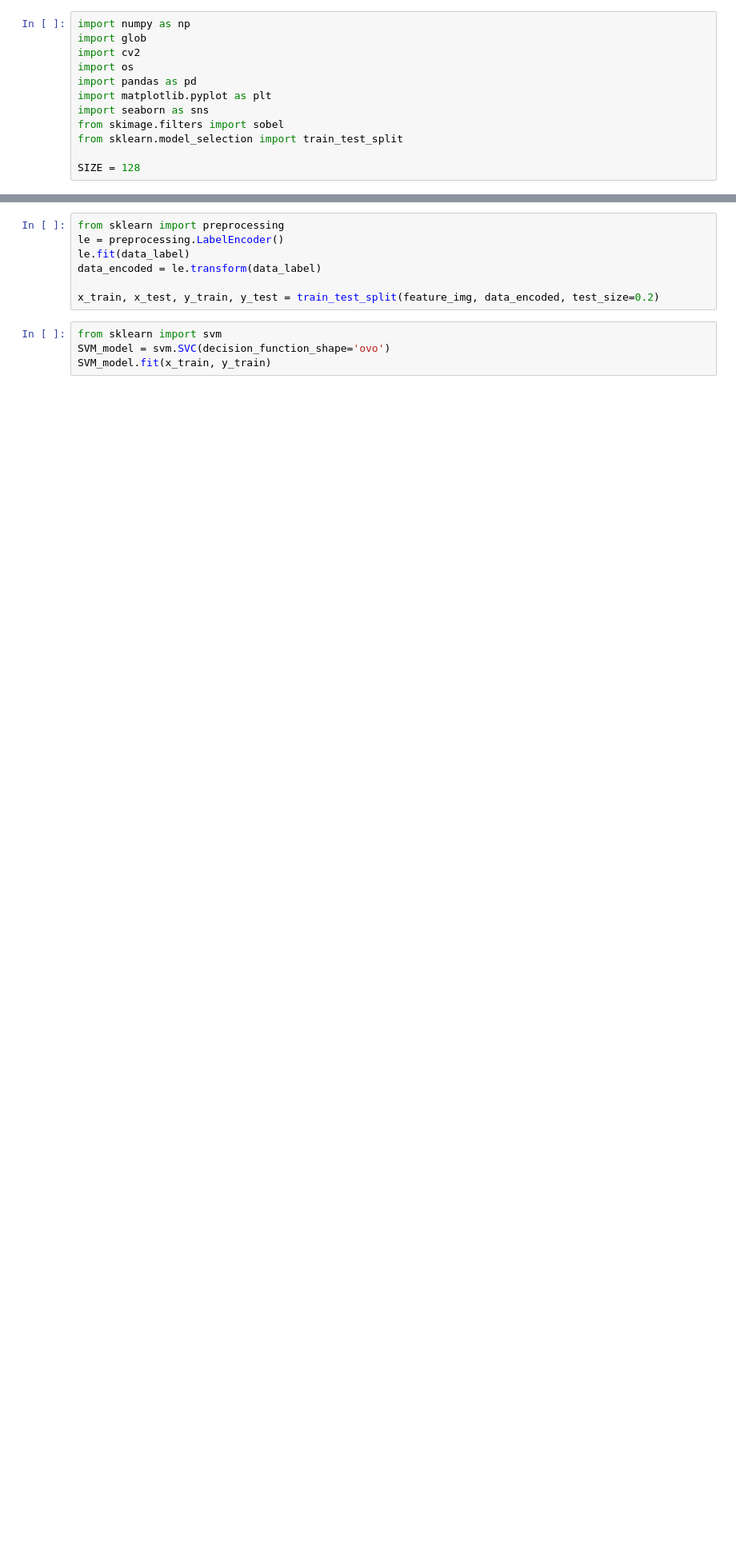
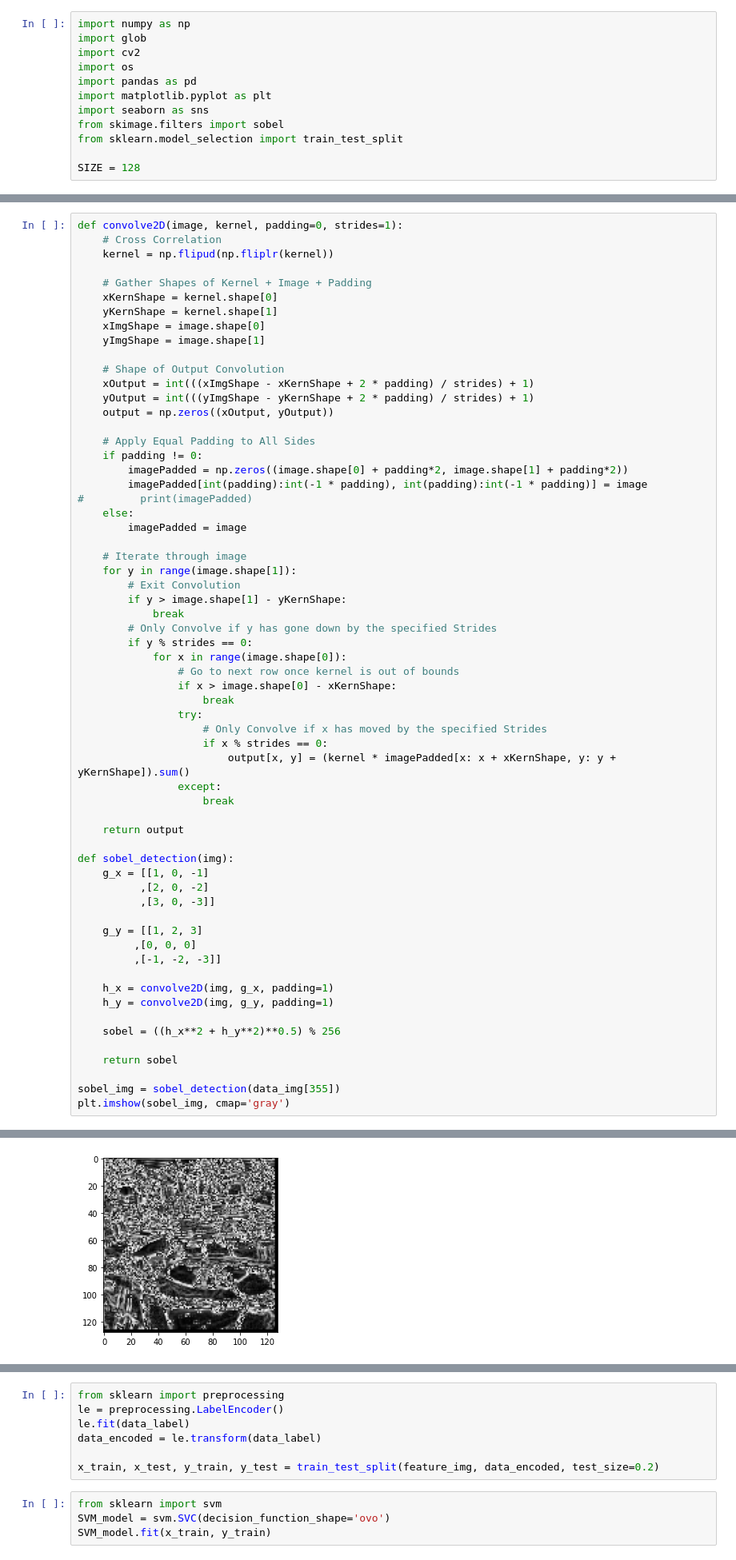
Before and after one commit to azisanw19/pothole-detection-privat, a Jupyter notebook: svm.ipynb, the cells around one changed output, grey strips where cells are left out. Shown: that part at 80% size. Saved outputs shown, nothing was run; the diff lists cells and outputs as text; blank space fills up the shorter version.

```diff
--- a/svm.ipynb
+++ b/svm.ipynb
@@ -35,0 +36,63 @@ plt.imshow(data_img[355])
+# %%
+def convolve2D(image, kernel, padding=0, strides=1):
+    # Cross Correlation
+    kernel = np.flipud(np.fliplr(kernel))
+
+    # Gather Shapes of Kernel + Image + Padding
+    xKernShape = kernel.shape[0]
+    yKernShape = kernel.shape[1]
+    xImgShape = image.shape[0]
+    yImgShape = image.shape[1]
+
+    # Shape of Output Convolution
+    xOutput = int(((xImgShape - xKernShape + 2 * padding) / strides) + 1)
+    yOutput = int(((yImgShape - yKernShape + 2 * padding) / strides) + 1)
+    output = np.zeros((xOutput, yOutput))
+
+    # Apply Equal Padding to All Sides
+    if padding != 0:
+        imagePadded = np.zeros((image.shape[0] + padding*2, image.shape[1] + padding*2))
+        imagePadded[int(padding):int(-1 * padding), int(padding):int(-1 * padding)] = image
+#         print(imagePadded)
+    else:
+        imagePadded = image
+
+    # Iterate through image
+    for y in range(image.shape[1]):
+        # Exit Convolution
+        if y > image.shape[1] - yKernShape:
+            break
+        # Only Convolve if y has gone down by the specified Strides
+        if y % strides == 0:
+            for x in range(image.shape[0]):
+                # Go to next row once kernel is out of bounds
+                if x > image.shape[0] - xKernShape:
+                    break
+                try:
+                    # Only Convolve if x has moved by the specified Strides
+                    if x % strides == 0:
+                        output[x, y] = (kernel * imagePadded[x: x + xKernShape, y: y + yKernShape]).sum()
+                except:
+                    break
+
+    return output
+
+def sobel_detection(img):
+    g_x = [[1, 0, -1]
+          ,[2, 0, -2]
+          ,[3, 0, -3]]
+
+    g_y = [[1, 2, 3]
+         ,[0, 0, 0]
+         ,[-1, -2, -3]]
+
+    h_x = convolve2D(img, g_x, padding=1)
+    h_y = convolve2D(img, g_y, padding=1)
+
+    sobel = ((h_x**2 + h_y**2)**0.5) % 256
+
+    return sobel
+
+sobel_img = sobel_detection(data_img[355])
+plt.imshow(sobel_img, cmap='gray')
+# %% [output]
@@ -36 +100,2 @@ plt.imshow(data_img[355])
+[figure, added]
 # %%
```
Also changed, not shown: parts of 7 cells of this notebook.
